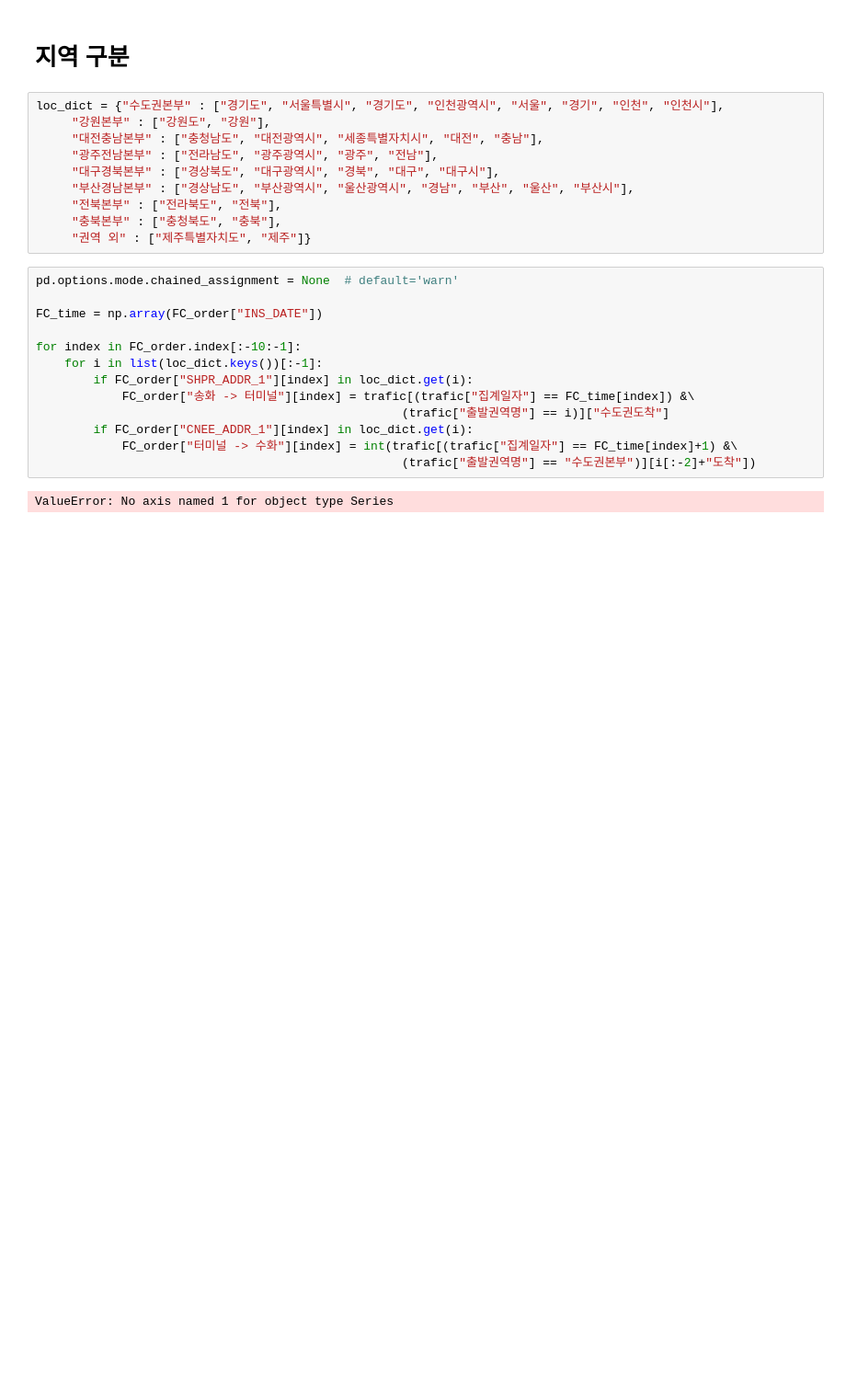
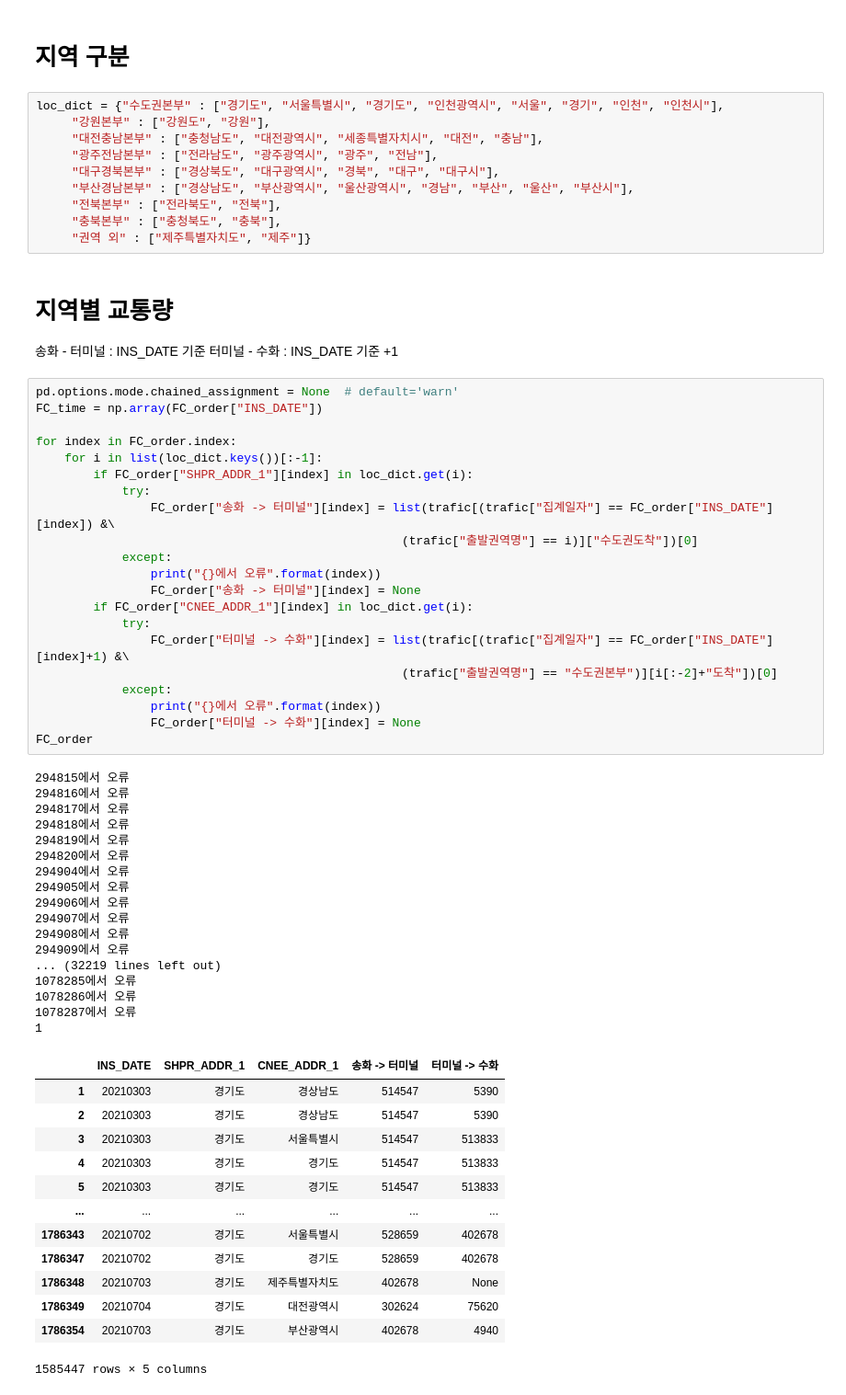
Before and after one commit to GeonHyeock/2021_Second_semester, a Jupyter notebook: Inbig_project/교통량.ipynb, the cells around one changed output. Shown at 92% size. Saved outputs shown, nothing was run; the diff lists cells and outputs as text; blank space fills up the shorter version.

```diff
--- a/Inbig_project/교통량.ipynb
+++ b/Inbig_project/교통량.ipynb
@@ -71,18 +71,59 @@ loc_dict = {"수도권본부" : ["경기도", "서울특별시", "경기도", "
      "전북본부" : ["전라북도", "전북"],
      "충북본부" : ["충청북도", "충북"],
      "권역 외" : ["제주특별자치도", "제주"]}
+# %% [markdown]
+# 지역별 교통량
+송화 - 터미널 : INS_DATE 기준
+터미널 - 수화 : INS_DATE 기준 +1
 # %%
 pd.options.mode.chained_assignment = None  # default='warn'
-
 FC_time = np.array(FC_order["INS_DATE"])
 
-for index in FC_order.index[:-10:-1]:
+for index in FC_order.index:
     for i in list(loc_dict.keys())[:-1]:
         if FC_order["SHPR_ADDR_1"][index] in loc_dict.get(i):
-            FC_order["송화 -> 터미널"][index] = trafic[(trafic["집계일자"] == FC_time[index]) &\
-                                                   (trafic["출발권역명"] == i)]["수도권도착"]
+            try:
+                FC_order["송화 -> 터미널"][index] = list(trafic[(trafic["집계일자"] == FC_order["INS_DATE"][index]) &\
+                                                   (trafic["출발권역명"] == i)]["수도권도착"])[0]
+            except:
+                print("{}에서 오류".format(index))
+                FC_order["송화 -> 터미널"][index] = None
         if FC_order["CNEE_ADDR_1"][index] in loc_dict.get(i):
-            FC_order["터미널 -> 수화"][index] = int(trafic[(trafic["집계일자"] == FC_time[index]+1) &\
-                                                   (trafic["출발권역명"] == "수도권본부")][i[:-2]+"도착"])
+            try:
+                FC_order["터미널 -> 수화"][index] = list(trafic[(trafic["집계일자"] == FC_order["INS_DATE"][index]+1) &\
+                                                   (trafic["출발권역명"] == "수도권본부")][i[:-2]+"도착"])[0]
+            except:
+                print("{}에서 오류".format(index))
+                FC_order["터미널 -> 수화"][index] = None
+FC_order
 # %% [output]
-ValueError: No axis named 1 for object type Series
+294815에서 오류
+294816에서 오류
+294817에서 오류
+294818에서 오류
+294819에서 오류
+294820에서 오류
+294904에서 오류
+294905에서 오류
+294906에서 오류
+294907에서 오류
+294908에서 오류
+294909에서 오류
+... (32219 lines left out)
+1078285에서 오류
+1078286에서 오류
+1078287에서 오류
+1
+|  | INS_DATE | SHPR_ADDR_1 | CNEE_ADDR_1 | 송화 -> 터미널 | 터미널 -> 수화 |
+| 1 | 20210303 | 경기도 | 경상남도 | 514547 | 5390 |
+| 2 | 20210303 | 경기도 | 경상남도 | 514547 | 5390 |
+| 3 | 20210303 | 경기도 | 서울특별시 | 514547 | 513833 |
+| 4 | 20210303 | 경기도 | 경기도 | 514547 | 513833 |
+| 5 | 20210303 | 경기도 | 경기도 | 514547 | 513833 |
+| ... | ... | ... | ... | ... | ... |
+| 1786343 | 20210702 | 경기도 | 서울특별시 | 528659 | 402678 |
+| 1786347 | 20210702 | 경기도 | 경기도 | 528659 | 402678 |
+| 1786348 | 20210703 | 경기도 | 제주특별자치도 | 402678 | None |
+| 1786349 | 20210704 | 경기도 | 대전광역시 | 302624 | 75620 |
+| 1786354 | 20210703 | 경기도 | 부산광역시 | 402678 | 4940 |
+1585447 rows × 5 columns
```
Also changed, not shown: parts of 19 cells of this notebook.
